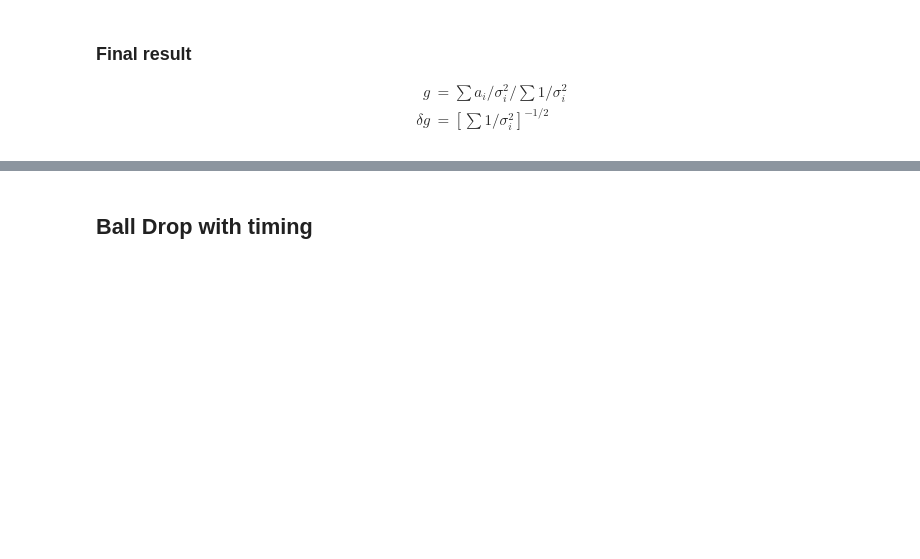
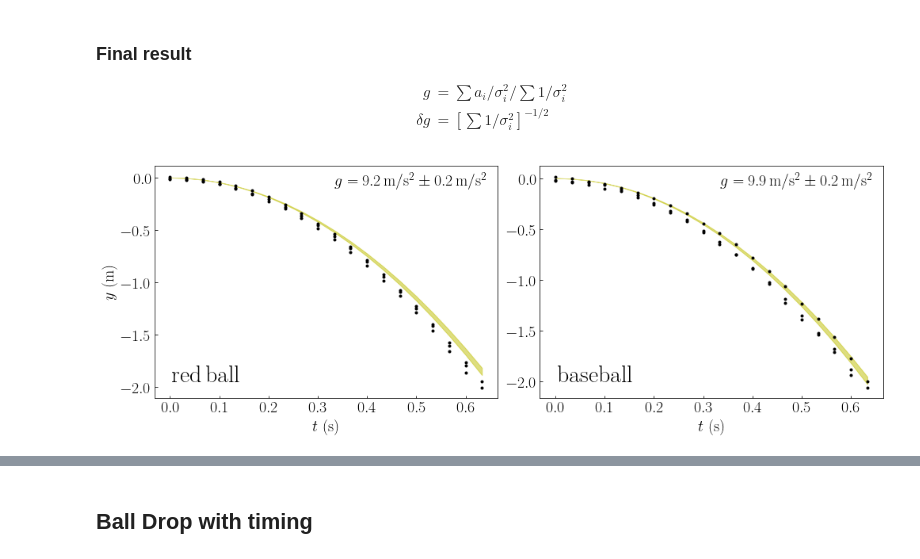
Before and after one commit to rwhitehill/CompPhys22_Spring2022, a Jupyter notebook: Final/analysis.ipynb, the cells around one changed output, grey strips where cells are left out. Drawn from its saved outputs; the diff is of its cells as text; code cells hidden in the pictures; blank space fills up the shorter version.

```diff
--- a/Final/analysis.ipynb
+++ b/Final/analysis.ipynb
@@ -271,34 +287,36 @@ f = lambda g_,t: g_*t**2.0/2.0
 nrows=1;ncols=2
 fig,ax = plt.subplots(nrows=nrows,ncols=ncols,figsize=(7*ncols,5*nrows))
 
 t_vals = frame_rate*np.arange(0,20)
 
 red_upper_lower = get_upper_lower(f,t_vals,g_red,g_red_err)
 base_upper_lower = get_upper_lower(f,t_vals,g_base,g_base_err)
 ax[0].fill_between(t_vals.magnitude,red_upper_lower[0].magnitude,red_upper_lower[1].magnitude,color='y',alpha=0.5)
-ax[1].fill_between(t_vals.magnitude,red_upper_lower[0].magnitude,red_upper_lower[1].magnitude,color='y',alpha=0.5)
+ax[1].fill_between(t_vals.magnitude,base_upper_lower[0].magnitude,base_upper_lower[1].magnitude,color='y',alpha=0.5)
 
 for i in range(2):
     key = list(drop_data.keys())[i]
     pos = drop_data[key]['pos']
     for j in range(len(pos)):
         ax[i].plot(t_vals[:len(pos[j])].magnitude,pos[j].magnitude,'k.')
 
 ax[0].text(0.97,0.9,r'$g = {:.1fLx} \pm {:.1fLx}$'.format(abs(g_red),g_red_err),
                       size=20,transform=ax[0].transAxes,va='bottom',ha='right')
 ax[1].text(0.97,0.9,r'$g = {:.1fLx} \pm {:.1fLx}$'.format(abs(g_base),g_base_err),
                       size=20,transform=ax[1].transAxes,va='bottom',ha='right')
 
 for i in range(2):
     if i == 0: ball = r'$\rm red\,ball$'
     elif i == 1: ball = r'$\rm baseball$'
     ax[i].text(0.05,0.05,ball,size=30,transform=ax[i].transAxes,va='bottom',ha='left')
     ax[i].set_xlabel(r'$t~({:Lx})$'.format(t_vals.units),size=20)
     ax[i].tick_params(axis='both',which='major',labelsize=20,direction='in')
 ax[0].set_ylabel(r'$y~({:Lx})$'.format(pos[0].units),size=20)
 
 plt.tight_layout()
 plt.show()
+# %% [output]
+[figure, added]
 # %%
 def get_acc_prec(g_mean,g_err):
     g_acc = Q_(-9.80665,'m/s**2')
```
Also changed, not shown: parts of 14 cells of this notebook, 1 other file.
